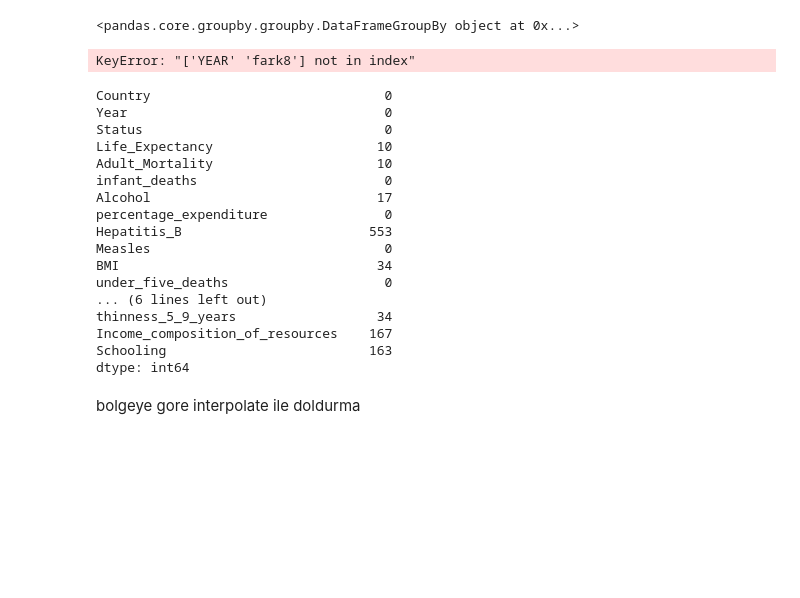
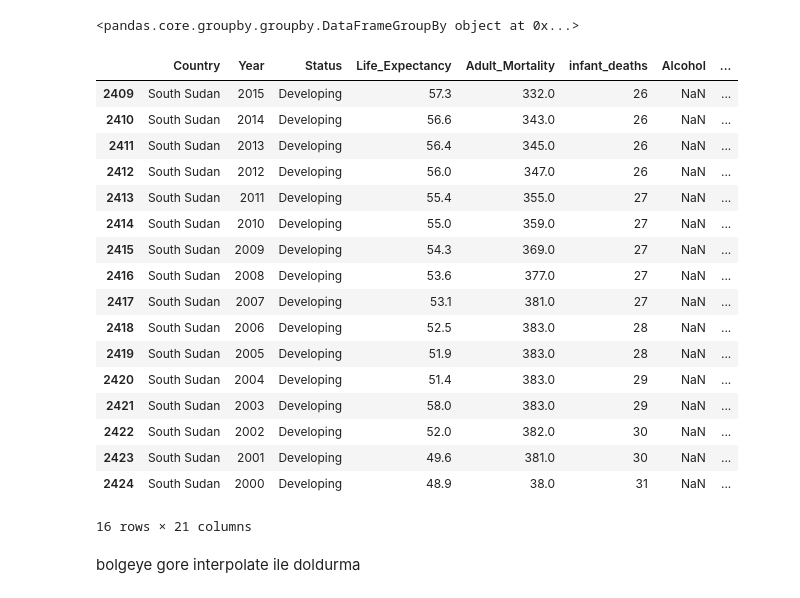
Before and after one commit to EceDolen/Proje-2-, a Jupyter notebook: proje 2 LifeExpectancyData-Copy1.ipynb, the cells around one changed output. Saved outputs shown, nothing was run; the diff lists cells and outputs as text; code cells hidden in the pictures; blank space fills up the shorter version.

```diff
--- a/proje 2 LifeExpectancyData-Copy1.ipynb
+++ b/proje 2 LifeExpectancyData-Copy1.ipynb
@@ -421,27 +480,3 @@ LifeExpectancyData_filled[LifeExpectancyData_filled.Year == 2013][LifeExpectancy
 LifeExpectancyData_filled[LifeExpectancyData_filled.Year == 2013].groupby(by = 'Country')
 # %% [output]
 <pandas.core.groupby.groupby.DataFrameGroupBy object at 0x...>
-# %%
-LifeExpectancyData_drop_country = LifeExpectancyData_filled[LifeExpectancyData_filled.Country == 'Cook Islands'] [['YEAR', 'fark8']].dropna().YEAR
-# %% [output]
-KeyError: "['YEAR' 'fark8'] not in index"
-# %%
-LifeExpectancyData_filled.isnull().sum()
-# %% [output]
-Country                              0
-Year                                 0
-Status                               0
-Life_Expectancy                     10
-Adult_Mortality                     10
-infant_deaths                        0
-Alcohol                             17
-percentage_expenditure               0
-Hepatitis_B                        553
-Measles                              0
-BMI                                 34
-under_five_deaths                    0
-... (6 lines left out)
-thinness_5_9_years                  34
-Income_composition_of_resources    167
-Schooling                          163
-dtype: int64
@@ -450,2 +483,21 @@ LifeExpectancyData_filled.columns
 # %%
-LifeExpectancyData_filled[LifeExpectancyData_filled.Adult_Mortality.isnull()]
+LifeExpectancyData_Dropped[LifeExpectancyData_filled.Alcohol.isnull()]
+# %% [output]
+|  | Country | Year | Status | Life_Expectancy | Adult_Mortality | infant_deaths | Alcohol | ... |
+| 2409 | South Sudan | 2015 | Developing | 57.3 | 332.0 | 26 | NaN | ... |
+| 2410 | South Sudan | 2014 | Developing | 56.6 | 343.0 | 26 | NaN | ... |
+| 2411 | South Sudan | 2013 | Developing | 56.4 | 345.0 | 26 | NaN | ... |
+| 2412 | South Sudan | 2012 | Developing | 56.0 | 347.0 | 26 | NaN | ... |
+| 2413 | South Sudan | 2011 | Developing | 55.4 | 355.0 | 27 | NaN | ... |
+| 2414 | South Sudan | 2010 | Developing | 55.0 | 359.0 | 27 | NaN | ... |
+| 2415 | South Sudan | 2009 | Developing | 54.3 | 369.0 | 27 | NaN | ... |
+| 2416 | South Sudan | 2008 | Developing | 53.6 | 377.0 | 27 | NaN | ... |
+| 2417 | South Sudan | 2007 | Developing | 53.1 | 381.0 | 27 | NaN | ... |
+| 2418 | South Sudan | 2006 | Developing | 52.5 | 383.0 | 28 | NaN | ... |
+| 2419 | South Sudan | 2005 | Developing | 51.9 | 383.0 | 28 | NaN | ... |
+| 2420 | South Sudan | 2004 | Developing | 51.4 | 383.0 | 29 | NaN | ... |
+| 2421 | South Sudan | 2003 | Developing | 58.0 | 383.0 | 29 | NaN | ... |
+| 2422 | South Sudan | 2002 | Developing | 52.0 | 382.0 | 30 | NaN | ... |
+| 2423 | South Sudan | 2001 | Developing | 49.6 | 381.0 | 30 | NaN | ... |
+| 2424 | South Sudan | 2000 | Developing | 48.9 | 38.0 | 31 | NaN | ... |
+16 rows × 21 columns
```
Also changed, not shown: parts of 11 cells of this notebook.
